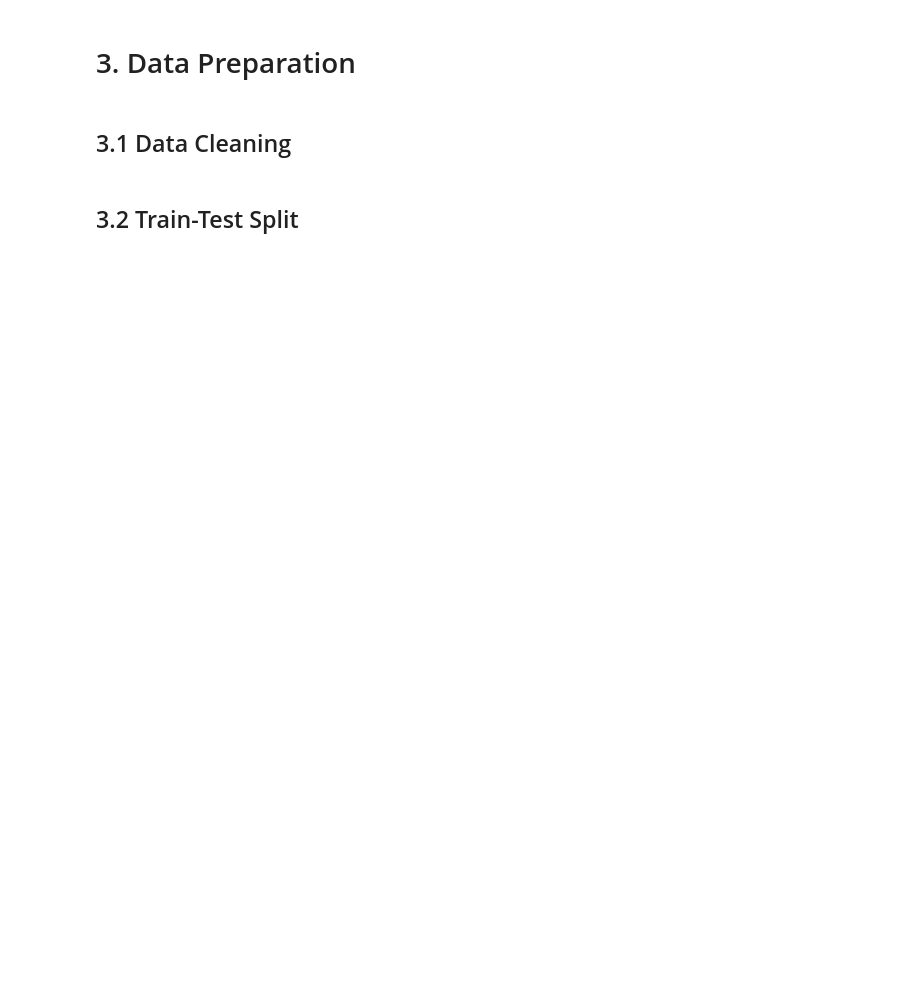
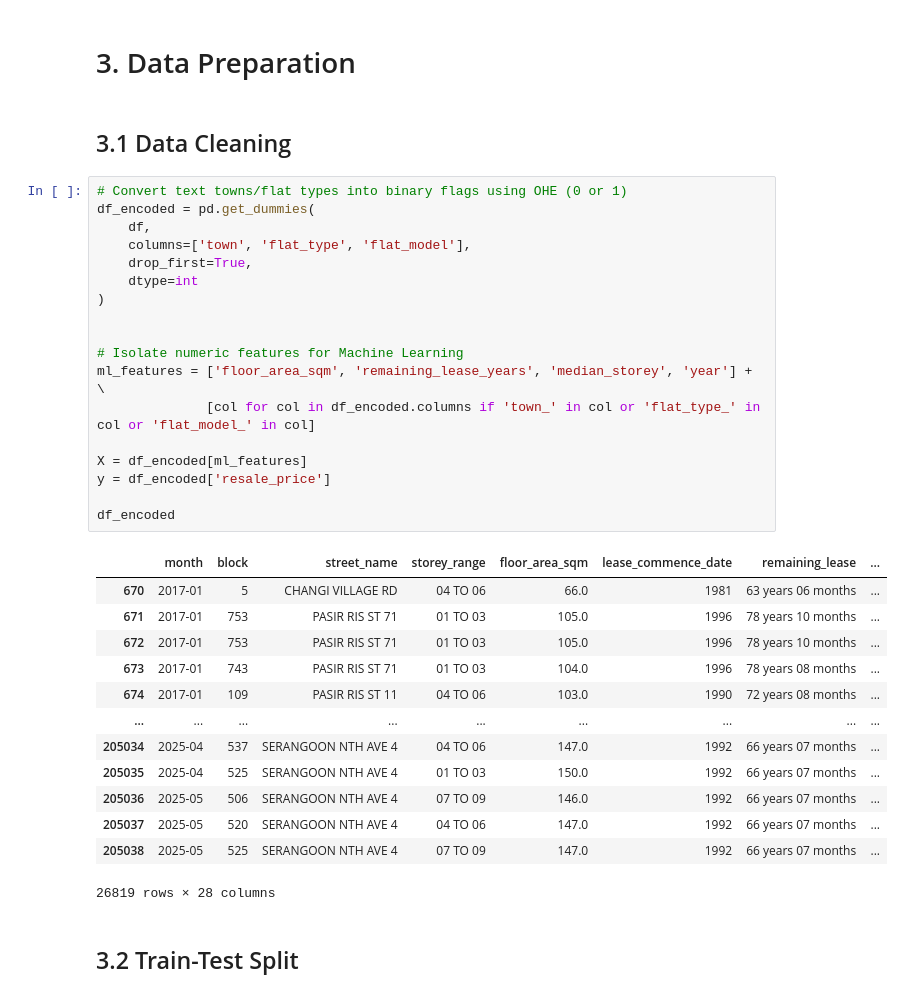
Before and after one commit to IZYXD/Low-Zhi-Yik_2501402H, a Jupyter notebook: MLDP Program Codes Submission Templlate.ipynb, the cells around one changed output. Cells and saved outputs as stored; diff of their text form; blank space fills up the shorter version.

Commit message:
finished training the first version of model

```diff
--- a/MLDP Program Codes Submission Templlate.ipynb
+++ b/MLDP Program Codes Submission Templlate.ipynb
@@ -357,5 +399,37 @@ plt.show()
 # 3. Data Preparation
 # %% [markdown]
 ## 3.1 Data Cleaning
+# %%
+# Convert text towns/flat types into binary flags using OHE (0 or 1)
+df_encoded = pd.get_dummies(
+    df,
+    columns=['town', 'flat_type', 'flat_model'],
+    drop_first=True,
+    dtype=int
+)
+
+
+# Isolate numeric features for Machine Learning
+ml_features = ['floor_area_sqm', 'remaining_lease_years', 'median_storey', 'year'] + \
+              [col for col in df_encoded.columns if 'town_' in col or 'flat_type_' in col or 'flat_model_' in col]
+
+X = df_encoded[ml_features]
+y = df_encoded['resale_price']
+
+df_encoded
+# %% [output]
+|  | month | block | street_name | storey_range | floor_area_sqm | lease_commence_date | remaining_lease | ... |
+| 670 | 2017-01 | 5 | CHANGI VILLAGE RD | 04 TO 06 | 66.0 | 1981 | 63 years 06 months | ... |
+| 671 | 2017-01 | 753 | PASIR RIS ST 71 | 01 TO 03 | 105.0 | 1996 | 78 years 10 months | ... |
+| 672 | 2017-01 | 753 | PASIR RIS ST 71 | 01 TO 03 | 105.0 | 1996 | 78 years 10 months | ... |
+| 673 | 2017-01 | 743 | PASIR RIS ST 71 | 01 TO 03 | 104.0 | 1996 | 78 years 08 months | ... |
+| 674 | 2017-01 | 109 | PASIR RIS ST 11 | 04 TO 06 | 103.0 | 1990 | 72 years 08 months | ... |
+| ... | ... | ... | ... | ... | ... | ... | ... | ... |
+| 205034 | 2025-04 | 537 | SERANGOON NTH AVE 4 | 04 TO 06 | 147.0 | 1992 | 66 years 07 months | ... |
+| 205035 | 2025-04 | 525 | SERANGOON NTH AVE 4 | 01 TO 03 | 150.0 | 1992 | 66 years 07 months | ... |
+| 205036 | 2025-05 | 506 | SERANGOON NTH AVE 4 | 07 TO 09 | 146.0 | 1992 | 66 years 07 months | ... |
+| 205037 | 2025-05 | 520 | SERANGOON NTH AVE 4 | 04 TO 06 | 147.0 | 1992 | 66 years 07 months | ... |
+| 205038 | 2025-05 | 525 | SERANGOON NTH AVE 4 | 07 TO 09 | 147.0 | 1992 | 66 years 07 months | ... |
+26819 rows × 28 columns
 # %% [markdown]
 ## 3.2 Train-Test Split
```
Also changed, not shown: parts of 17 cells of this notebook.
